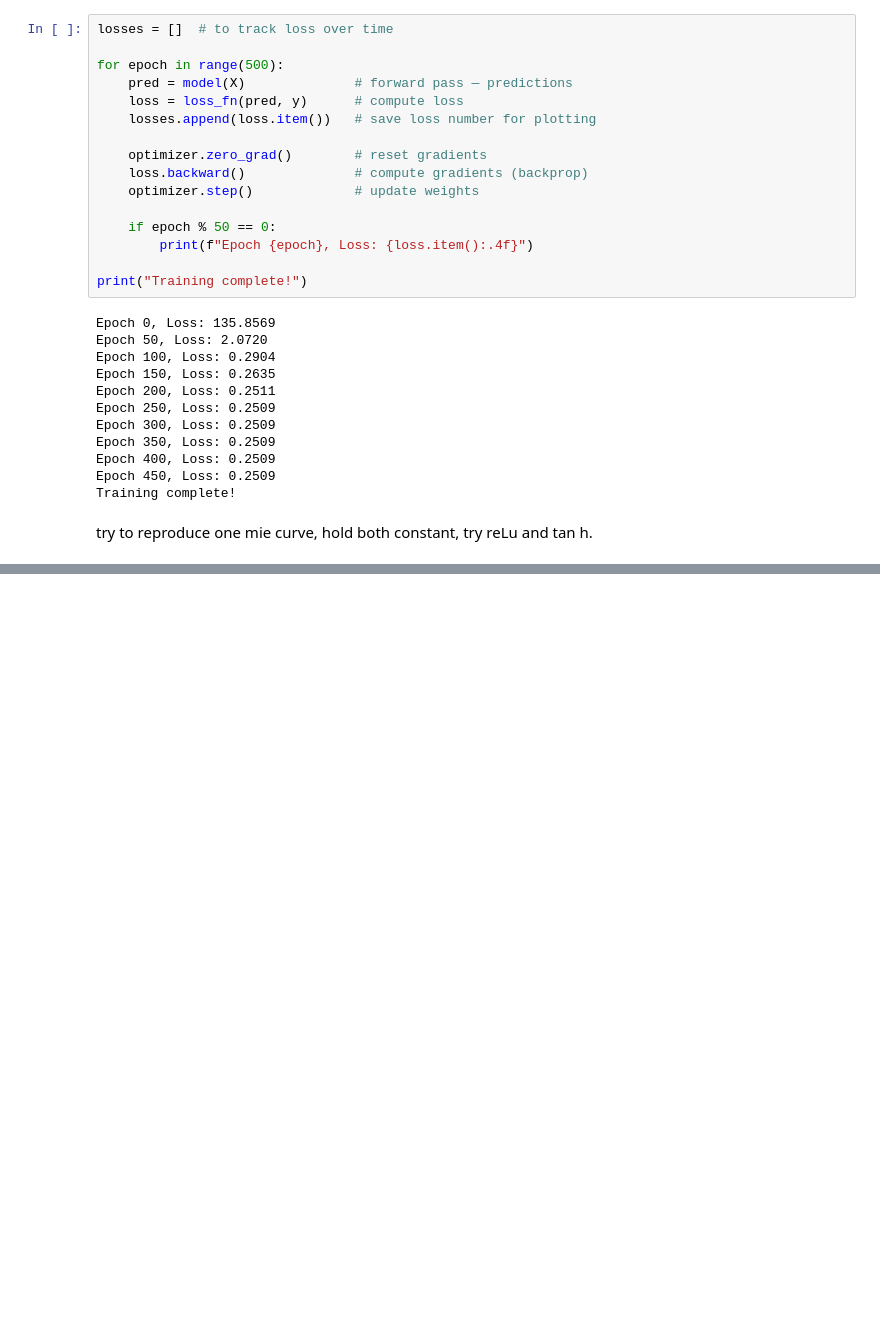
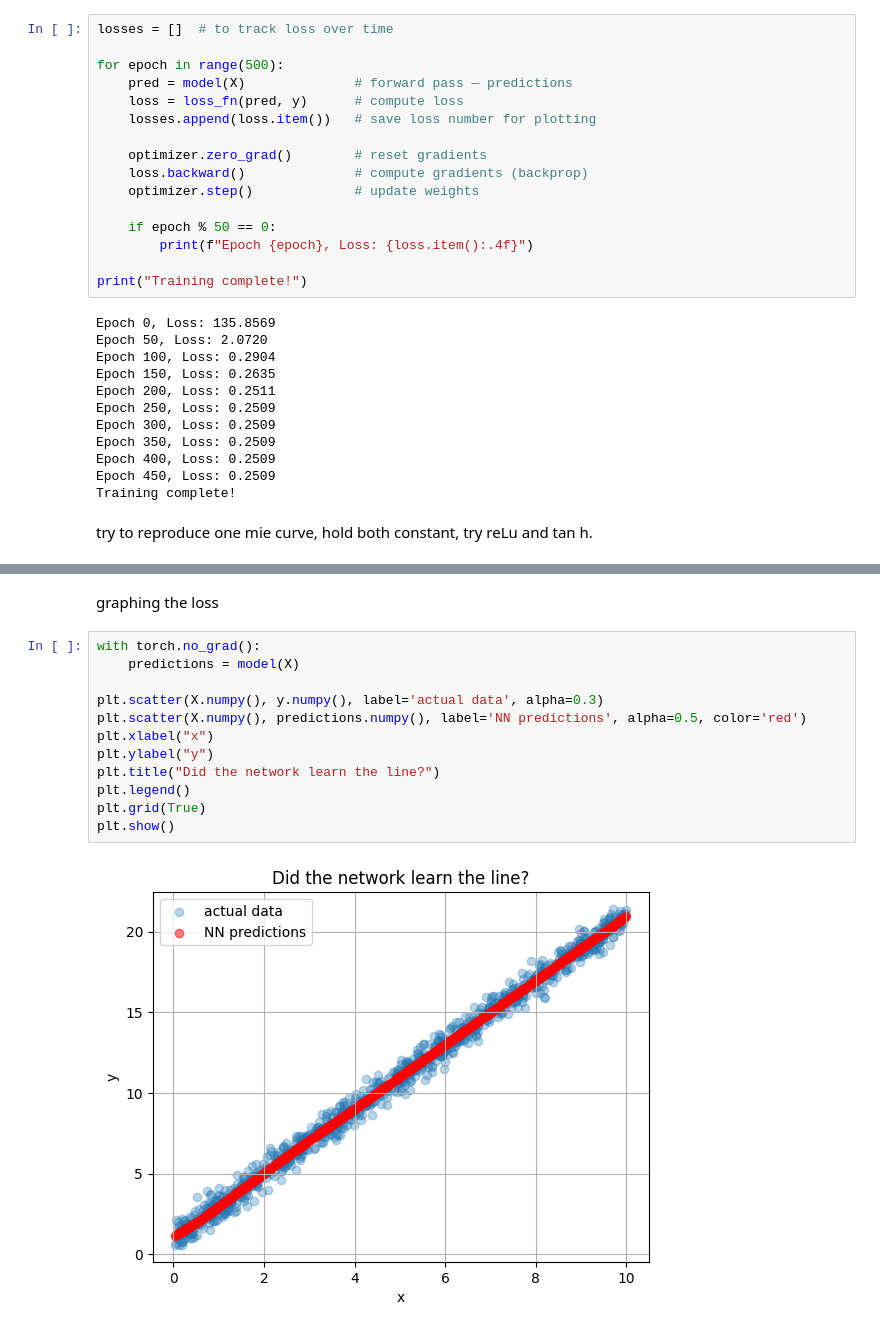
Before and after one commit to james-613/pyTorch-learning, a Jupyter notebook: day1_nn.ipynb, the cells around one changed output, grey strips where cells are left out. Saved outputs shown, nothing was run; the diff lists cells and outputs as text; blank space fills up the shorter version.

Commit message:
re-entered the x values for prediction and mapped the predictions in comparison with the actual labels

```diff
--- a/day1_nn.ipynb
+++ b/day1_nn.ipynb
@@ -139,0 +152,16 @@ try to reproduce one mie curve, hold both constant, try reLu and tan h.
+# %% [markdown]
+graphing the loss
+# %%
+with torch.no_grad():
+    predictions = model(X)
+
+plt.scatter(X.numpy(), y.numpy(), label='actual data', alpha=0.3)
+plt.scatter(X.numpy(), predictions.numpy(), label='NN predictions', alpha=0.5, color='red')
+plt.xlabel("x")
+plt.ylabel("y")
+plt.title("Did the network learn the line?")
+plt.legend()
+plt.grid(True)
+plt.show()
+# %% [output]
+[figure, added]
```
Also changed, not shown: parts of 3 cells of this notebook.
